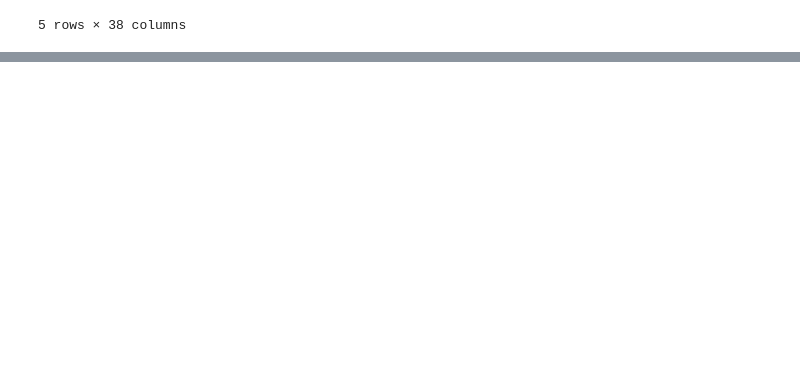
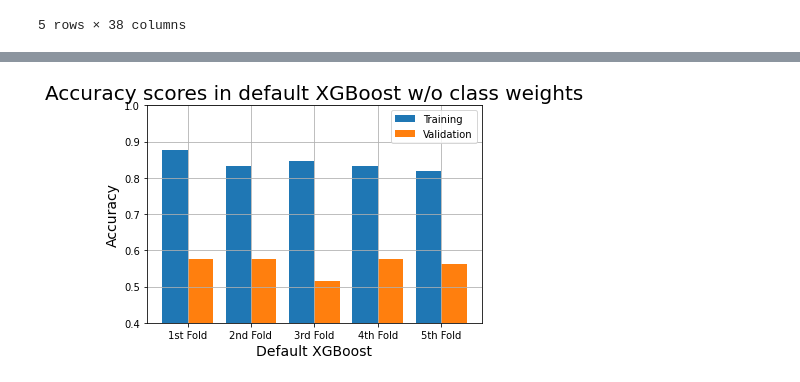
Before and after one commit to ireneisdoomed/platform-direction-effect-prediction, a Jupyter notebook: notebooks/feature_factory.ipynb, the cells around one changed output, grey strips where cells are left out. Cells and saved outputs as stored; diff of their text form; code cells hidden in the pictures; blank space fills up the shorter version.

```diff
--- a/notebooks/feature_factory.ipynb
+++ b/notebooks/feature_factory.ipynb
@@ -62,0 +252,12 @@ pdf_wide.head()
+# %%
+model_metrics = cross_validation(xgb.XGBClassifier(), X_train, y_train, fit_params={}, _cv=5)
+
+plot_result(
+    'Default XGBoost',
+    'Accuracy',
+    'Accuracy scores in default XGBoost w/o class weights',
+    model_metrics['Training Accuracy scores'],
+    model_metrics["Validation Accuracy scores"]
+)
+# %% [output]
+[figure, added]
```
Also changed, not shown: parts of 26 cells of this notebook, 2 other files.
